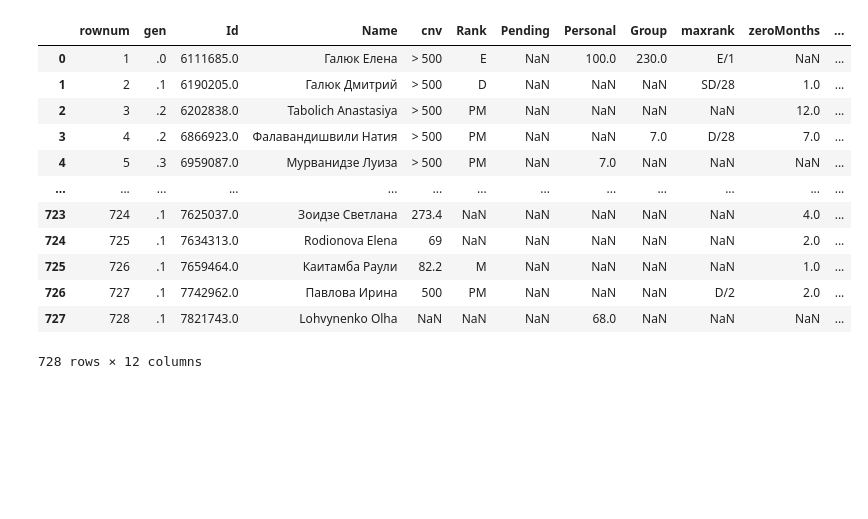
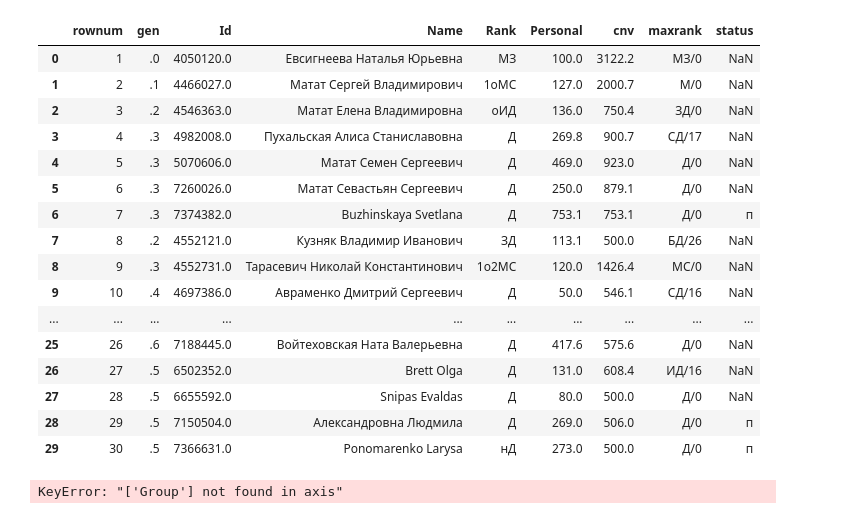
Before and after one commit to DmitryGalyuk/coralbot, a Jupyter notebook: pandas-notebook.ipynb, the cells around one changed output. Drawn from its saved outputs; the diff is of its cells as text; code cells hidden in the pictures; blank space fills up the shorter version.

```diff
--- a/pandas-notebook.ipynb
+++ b/pandas-notebook.ipynb
@@ -1,8 +1,7 @@
 # %%
 from pandas import *
 
-df_raw: DataFrame = read_excel("sampleCur.xlsx", skiprows=6, na_values=[' '])
-# df_raw = df_raw.dropna()
-df_raw = df_raw[to_numeric(df_raw['#'], errors='coerce').notnull()]
+df_raw: DataFrame = read_excel("data/4050120-FDRep-202305.xlsx", skiprows=6, na_values=[' '])
+
 df_raw
 # %% [output]
@@ -22,31 +21,52 @@ df_raw
 # %%
 excel2Field = {}
 excel2Field["#"] = "rownum"
 excel2Field["Number of Generations"] = "gen"
 excel2Field["Club Member (First name/Last name)"] = "Id"
 excel2Field["Unnamed: 3"] = "Name"
 excel2Field["CNV (Cumulated Network Volume)"] = "cnv"
 excel2Field["Rank"] = "Rank"
 excel2Field["P"] = "Pending"
 excel2Field["PV (Personal Volume)"] = "Personal"
 excel2Field["PVG"] = "Group"
 excel2Field["MCR (Maximum Confirmed Rank)"] = "maxrank"
 excel2Field["Number of months with zero Volume Points accrued"] = "zeroMonths"
 excel2Field["Club Member Status"] = "status"
 
+excel2Field["№"] = "rownum"
+excel2Field["Уровень"] = "gen"
+excel2Field["Член клуба"] = "Id"
+excel2Field["НСО"] = "cnv"
+excel2Field["Ранг/нД"] = "Rank"
+excel2Field["P"] = "Pending"
+excel2Field["ЛО"] = "Personal"
+excel2Field["ЛГО"] = "Group"
+excel2Field["Max. 3Р"] = "maxrank"
+excel2Field["Number of months with zero Volume Points accrued"] = "zeroMonths"
+excel2Field["S"] = "status"
+
 df_renamed = df_raw.rename(columns=excel2Field)
-df_renamed
+df_renamed.head(30)
 # %% [output]
-|  | rownum | gen | Id | Name | cnv | Rank | Pending | Personal | Group | maxrank | zeroMonths | ... |
-| 0 | 1 | .0 | 6111685.0 | Галюк Елена | > 500 | E | NaN | 100.0 | 230.0 | E/1 | NaN | ... |
-| 1 | 2 | .1 | 6190205.0 | Галюк Дмитрий | > 500 | D | NaN | NaN | NaN | SD/28 | 1.0 | ... |
-| 2 | 3 | .2 | 6202838.0 | Tabolich Anastasiya | > 500 | PM | NaN | NaN | NaN | NaN | 12.0 | ... |
-| 3 | 4 | .2 | 6866923.0 | Фалавандишвили Натия | > 500 | PM | NaN | NaN | 7.0 | D/28 | 7.0 | ... |
-| 4 | 5 | .3 | 6959087.0 | Мурванидзе Луиза | > 500 | PM | NaN | 7.0 | NaN | NaN | NaN | ... |
-| ... | ... | ... | ... | ... | ... | ... | ... | ... | ... | ... | ... | ... |
-| 723 | 724 | .1 | 7625037.0 | Зоидзе Светлана | 273.4 | NaN | NaN | NaN | NaN | NaN | 4.0 | ... |
-| 724 | 725 | .1 | 7634313.0 | Rodionova Elena | 69 | NaN | NaN | NaN | NaN | NaN | 2.0 | ... |
-| 725 | 726 | .1 | 7659464.0 | Каитамба Раули | 82.2 | M | NaN | NaN | NaN | NaN | 1.0 | ... |
-| 726 | 727 | .1 | 7742962.0 | Павлова Ирина | 500 | PM | NaN | NaN | NaN | D/2 | 2.0 | ... |
-| 727 | 728 | .1 | 7821743.0 | Lohvynenko Olha | NaN | NaN | NaN | 68.0 | NaN | NaN | NaN | ... |
+|  | rownum | gen | Id | Name | Rank | Personal | cnv | maxrank | status |
+| 0 | 1 | .0 | 4050120.0 | Евсигнеева Наталья Юрьевна | МЗ | 100.0 | 3122.2 | МЗ/0 | NaN |
+| 1 | 2 | .1 | 4466027.0 | Матат Сергей Владимирович | 1оМС | 127.0 | 2000.7 | М/0 | NaN |
+| 2 | 3 | .2 | 4546363.0 | Матат Елена Владимировна | оИД | 136.0 | 750.4 | ЗД/0 | NaN |
+| 3 | 4 | .3 | 4982008.0 | Пухальская Алиса Станиславовна | Д | 269.8 | 900.7 | СД/17 | NaN |
+| 4 | 5 | .3 | 5070606.0 | Матат Семен Сергеевич | Д | 469.0 | 923.0 | Д/0 | NaN |
+| 5 | 6 | .3 | 7260026.0 | Матат Севастьян Сергеевич | Д | 250.0 | 879.1 | Д/0 | NaN |
+| 6 | 7 | .3 | 7374382.0 | Buzhinskaya Svetlana | Д | 753.1 | 753.1 | Д/0 | п |
+| 7 | 8 | .2 | 4552121.0 | Кузняк Владимир Иванович | ЗД | 113.1 | 500.0 | БД/26 | NaN |
+| 8 | 9 | .3 | 4552731.0 | Тарасевич Николай Константинович | 1о2МС | 120.0 | 1426.4 | МС/0 | NaN |
+| 9 | 10 | .4 | 4697386.0 | Авраменко Дмитрий Сергеевич | Д | 50.0 | 546.1 | СД/16 | NaN |
+| ... | ... | ... | ... | ... | ... | ... | ... | ... | ... |
+| 25 | 26 | .6 | 7188445.0 | Войтеховская Ната Валерьевна | Д | 417.6 | 575.6 | Д/0 | NaN |
+| 26 | 27 | .5 | 6502352.0 | Brett Olga | Д | 131.0 | 608.4 | ИД/16 | NaN |
+| 27 | 28 | .5 | 6655592.0 | Snipas Evaldas | Д | 80.0 | 500.0 | Д/0 | NaN |
+| 28 | 29 | .5 | 7150504.0 | Александровна Людмила | Д | 269.0 | 506.0 | Д/0 | п |
+| 29 | 30 | .5 | 7366631.0 | Ponomarenko Larysa | нД | 273.0 | 500.0 | Д/0 | п |
-728 rows × 12 columns
+# %%
+df_neededColumns = df_renamed.drop(columns=["rownum", "cnv", "status", "maxrank", "Group"], errors="ignore")
+df_neededColumns
+# %% [output]
+KeyError: "['Group'] not found in axis"
```
Also changed, not shown: parts of 7 cells of this notebook, 1 other file.
